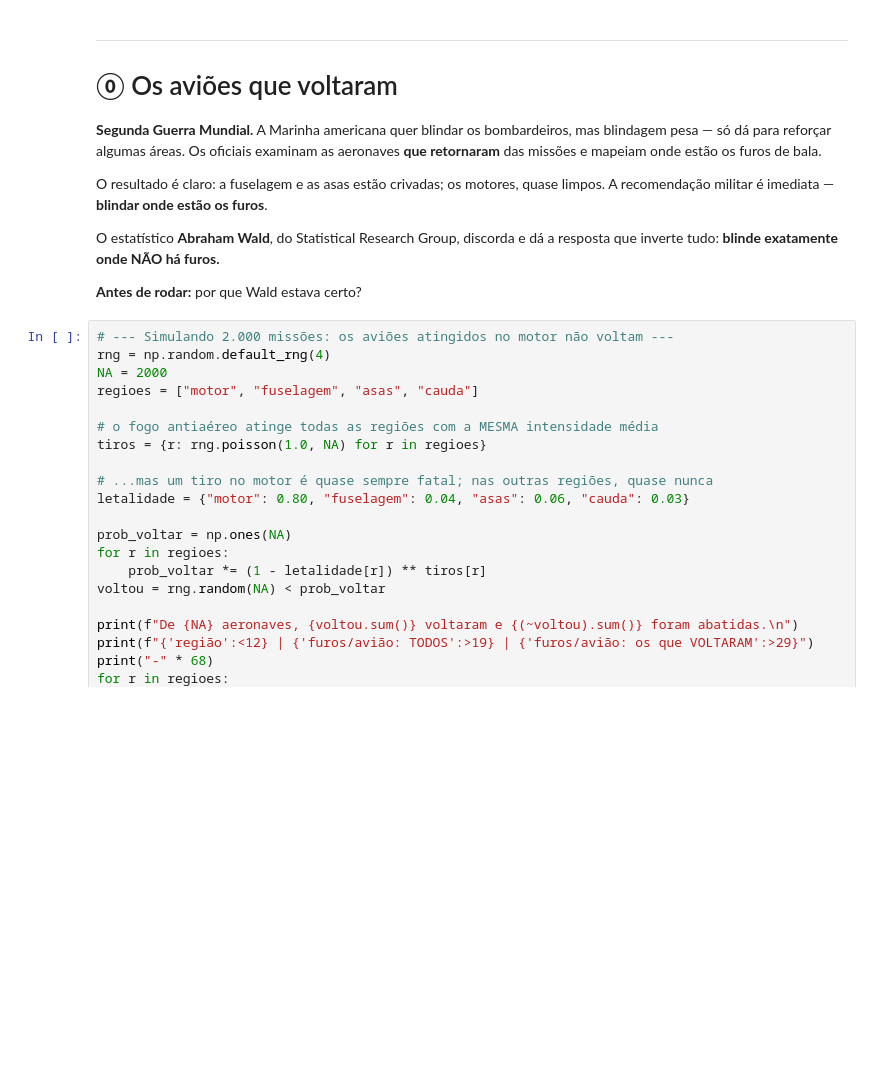
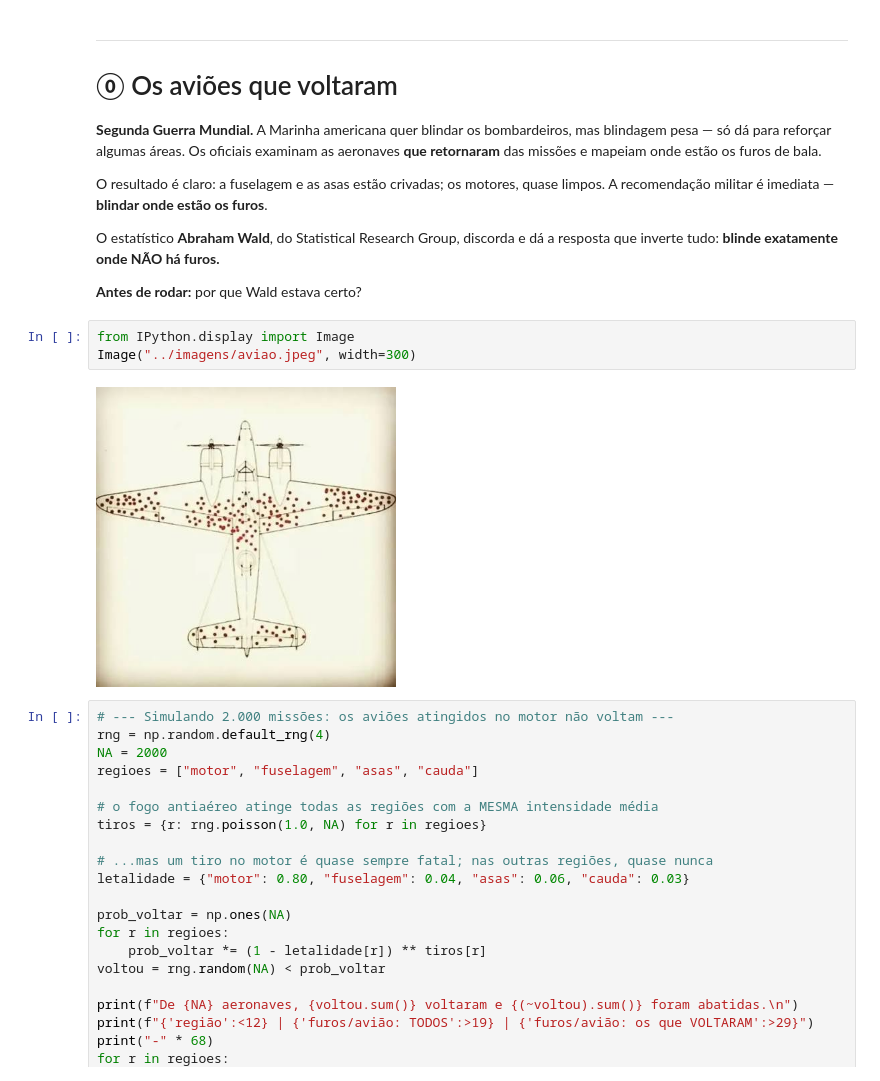
Before and after one commit to silvio-estat/AULA_ESTATISTICA, a Jupyter notebook: ESTAT_BASICA/dia3/07_amostragem.ipynb, the cells around one changed output. Saved outputs shown, nothing was run; the diff lists cells and outputs as text; blank space fills up the shorter version.

```diff
--- a/ESTAT_BASICA/dia3/07_amostragem.ipynb
+++ b/ESTAT_BASICA/dia3/07_amostragem.ipynb
@@ -77,6 +79,11 @@ O estatístico **Abraham Wald**, do Statistical Research Group, discorda e dá a
 inverte tudo: **blinde exatamente onde NÃO há furos.**
 
 **Antes de rodar:** por que Wald estava certo?
+# %%
+from IPython.display import Image
+Image("../imagens/aviao.jpeg", width=300)
+# %% [output]
+[figure, added]
 # %%
 # --- Simulando 2.000 missões: os aviões atingidos no motor não voltam ---
 rng = np.random.default_rng(4)
```
Also changed, not shown: parts of 4 cells of this notebook, 2 other files.
